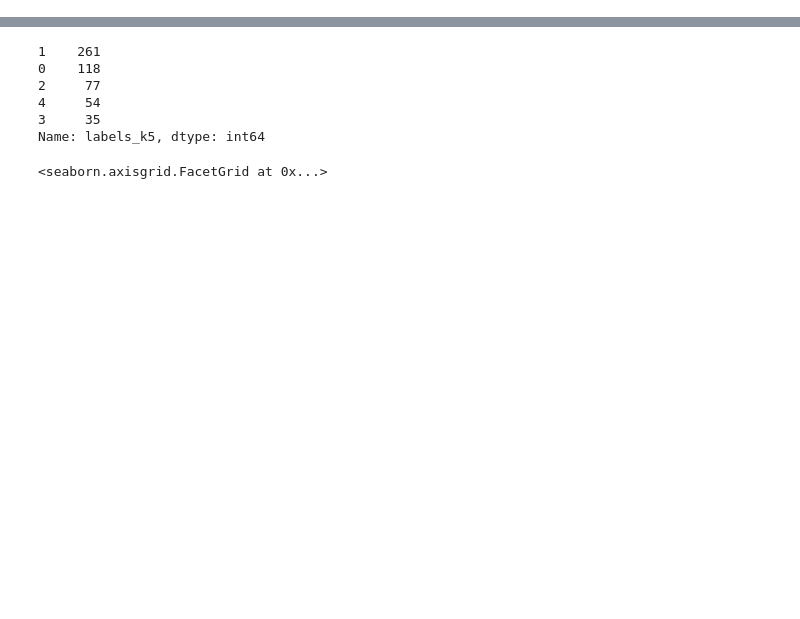
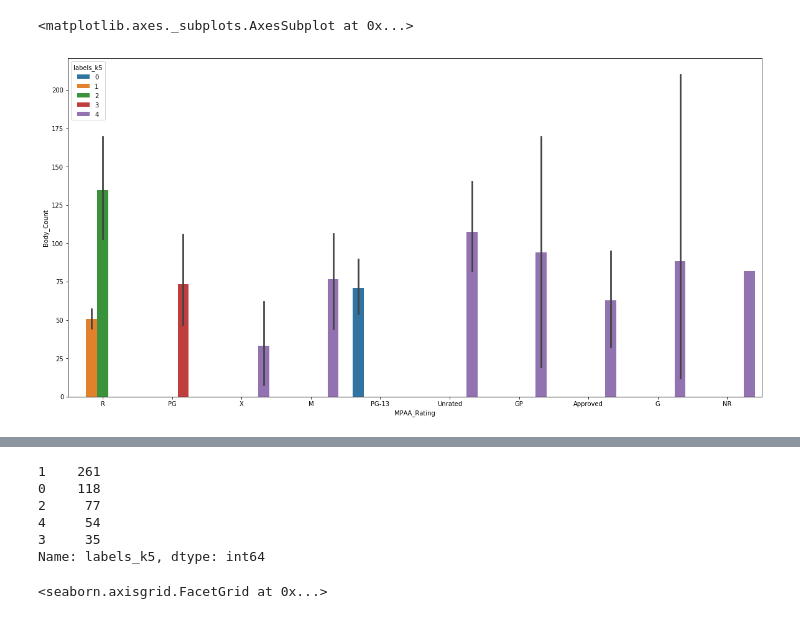
Before and after one commit to Euphe/data_analysis_project, a Jupyter notebook: HW_Mirkin.ipynb, the cells around one changed output, grey strips where cells are left out. Drawn from its saved outputs; the diff is of its cells as text; code cells hidden in the pictures; blank space fills up the shorter version.

```diff
--- a/HW_Mirkin.ipynb
+++ b/HW_Mirkin.ipynb
@@ -101,0 +111,10 @@ sns.lmplot(x="Year", y="Length_Minutes", fit_reg=False, data=task_df, hue='label
+# %%
+fig = plt.figure(figsize=(20,10))
+sns.barplot(x='MPAA_Rating', y='Body_Count', hue='labels_k5', data=df)
+# Interpretation:
+# Clearly cluster 2 contains the highest body count movies, even among R rated ones
+# Cluster 3 contains most PG movies with medium body count
+# Cluster 4 consists of all movie ratings that are underrepresented in the dataset
+# %% [output]
+<matplotlib.axes._subplots.AxesSubplot at 0x...>
+[figure, added]
```
Also changed, not shown: parts of 16 cells of this notebook.
